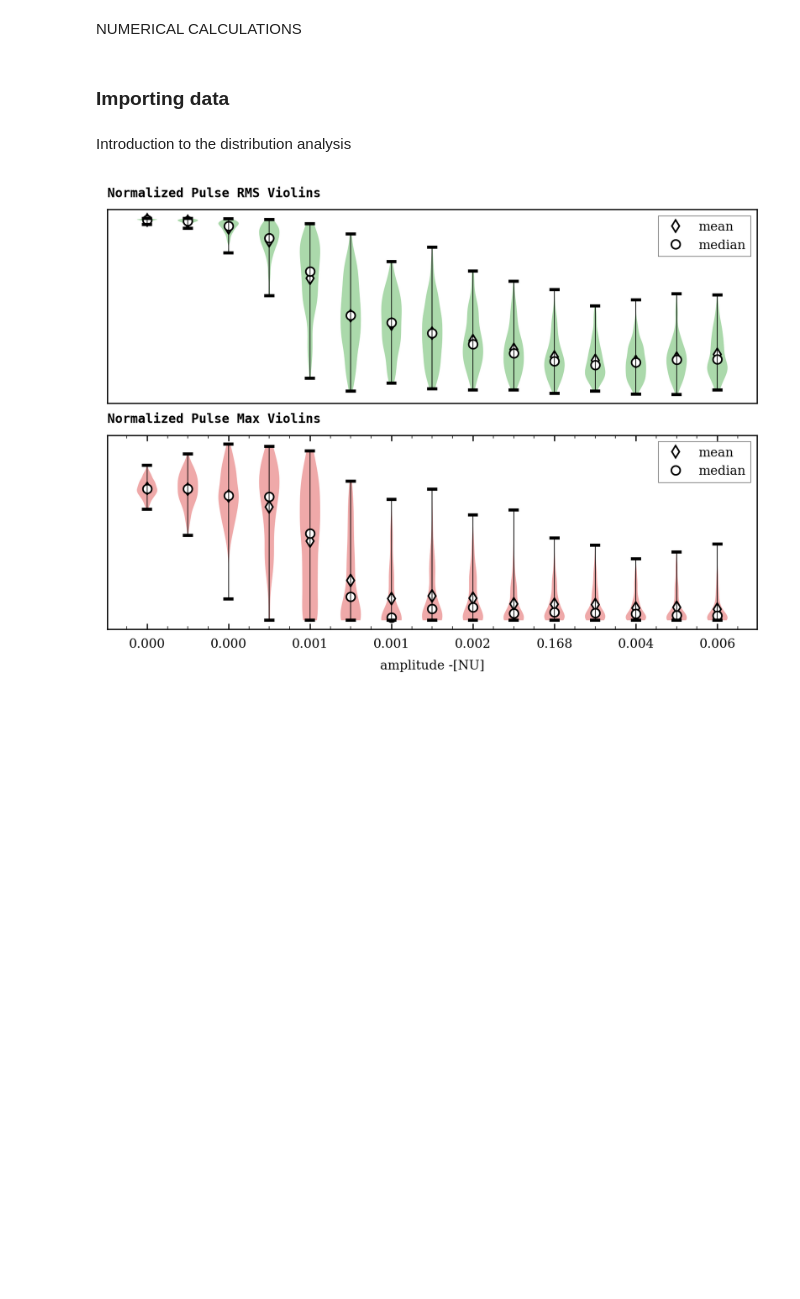
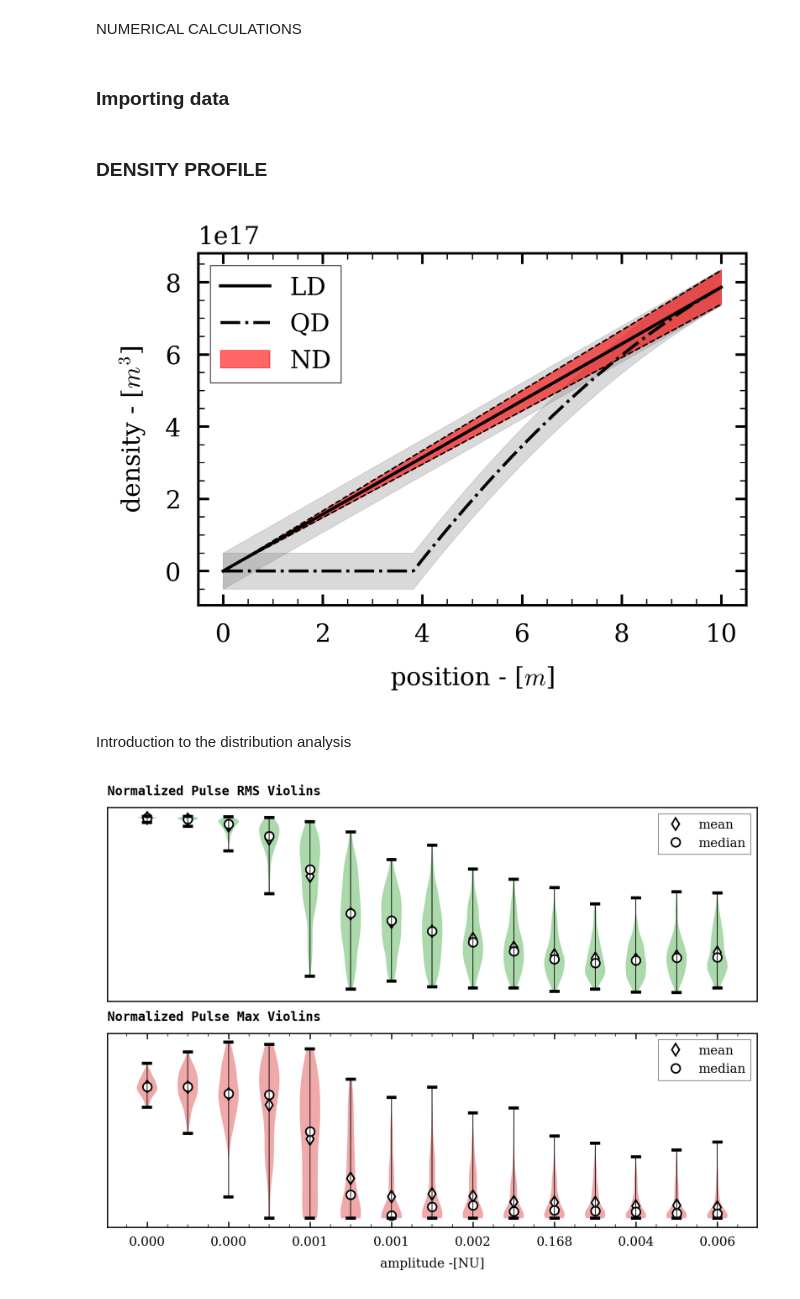
Before and after one commit to Chatr0uge/Internship_SPC, a Jupyter notebook: src/profile_study/profile_study.ipynb, the cells around one changed output. Drawn from its saved outputs; the diff is of its cells as text; code cells hidden in the pictures; blank space fills up the shorter version.

```diff
--- a/src/profile_study/profile_study.ipynb
+++ b/src/profile_study/profile_study.ipynb
@@ -246,6 +246,34 @@ index_4 = np.argsort(amplitude_norm_2)
 rms_n, rms_td = np.load('./extract_data/1d.npy')
 # %%
 dt_theo =  2 * 0.1 / 3e8 * np.sqrt(10) * np.array(rms_n)
+# %% [markdown]
+### DENSITY PROFILE
+# %%
+x = np.linspace(0,10,1000)
+L = 10
+n_lin = n_c * (x ) / L
+n_quad = n_c * (1.25 - (1.5 * L - x )**2 / L**2)
+n_lin[n_lin < 0 ] = 0
+n_quad[n_quad < 0] = 0
+# %%
+W = 2.9
+fig, ax = plt.subplots(figsize = (W, W * 3/4))
+ax.plot(x,n_lin, zorder = 10, color = 'k', lw = 1, ls = '-', label = 'LD')
+
+ax.fill_between(x, n_lin - 5e16, n_lin + 5e16, alpha = .3, zorder = 0 , color = 'grey')
+
+ax.plot(x, n_quad, zorder = 10, lw = 1, ls = '-.', color = 'k', label = 'QD')
+ax.fill_between(x, n_quad - 5e16, n_quad + 5e16, alpha = .3, zorder = 1, color = 'grey',)
+ax.fill_between(x,   n_lin - n_lin * .06,   n_lin + n_lin * .06, alpha = .6, zorder = 3, color = 'r', label = 'ND')
+
+ax.plot(x,  n_lin + n_lin * .06, color = 'k', lw = .5, ls = '--', zorder = 4)
+ax.plot(x,  n_lin - n_lin * .06, color = 'k', lw = .5, ls = '--', zorder = 4)
+ax.set_ylabel('density - [$m^3$]')
+ax.set_xlabel('position - [$m$]')
+ax.legend()
+plt.savefig('../../Report/figures/background_density.png', dpi = 500)
+# %% [output]
+[figure, added]
 # %% [markdown]
 Introduction to the distribution analysis
 # %%
```
Also changed, not shown: parts of 1 cell of this notebook, 13 other files.
